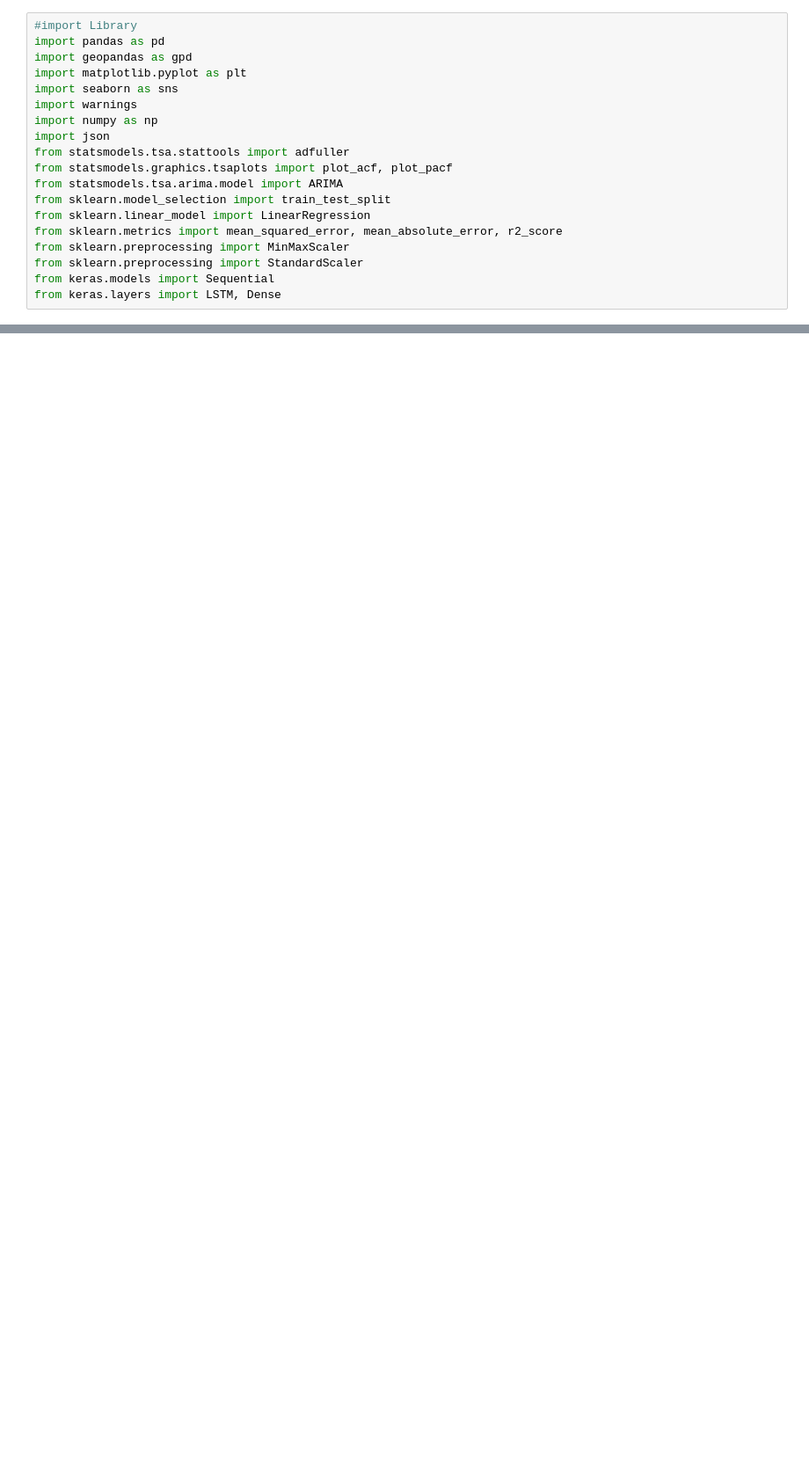
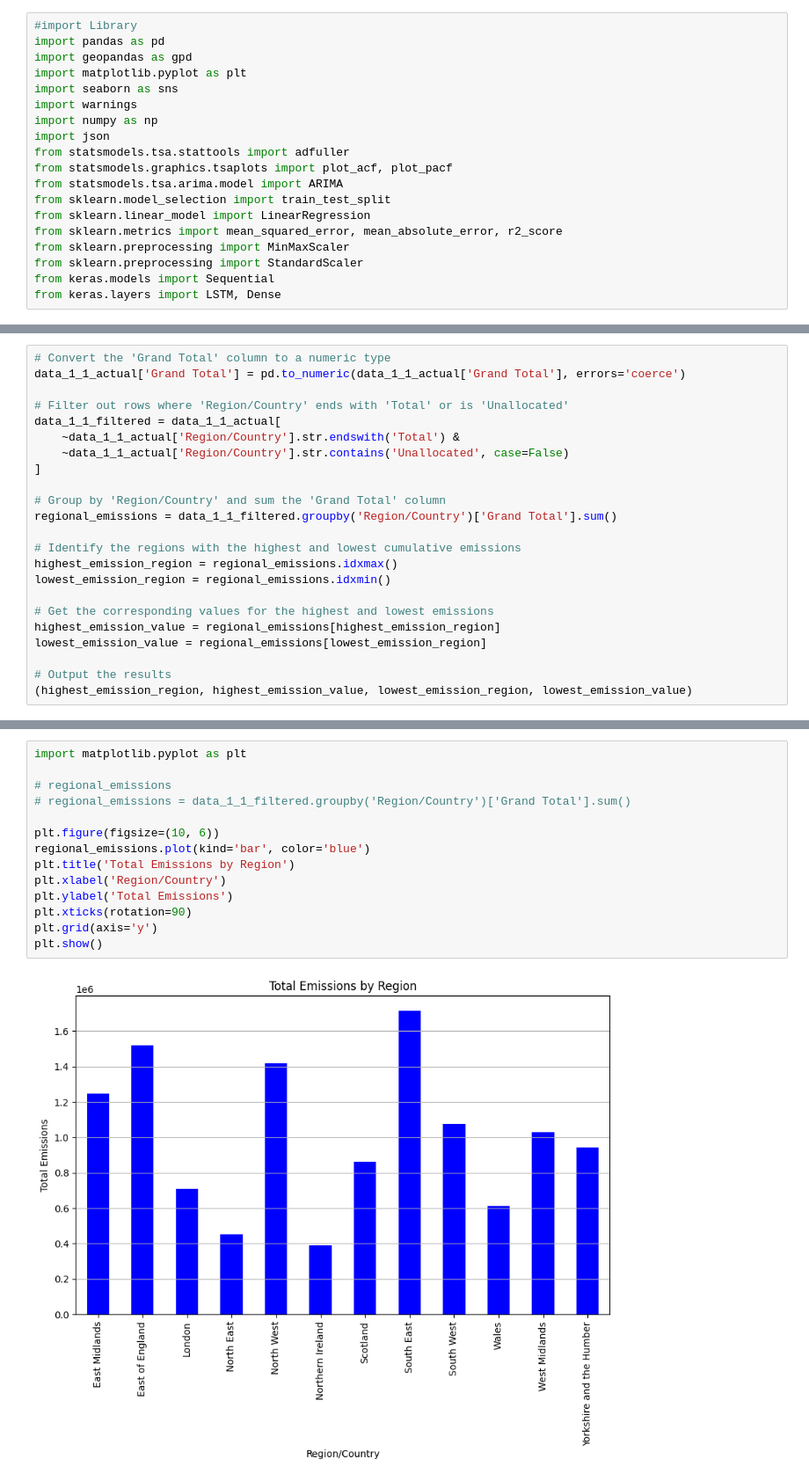
Before and after one commit to Olufemol/OlajideFemi.github.io, a Jupyter notebook: Dissertation_Code_1.ipynb, the cells around one changed output, grey strips where cells are left out. Shown: that part at 88% size. Cells and saved outputs as stored; diff of their text form; blank space fills up the shorter version.

```diff
--- a/Dissertation_Code_1.ipynb
+++ b/Dissertation_Code_1.ipynb
@@ -73,0 +277,23 @@ From exploration of the '1_1' sheet
+# %%
+# Convert the 'Grand Total' column to a numeric type
+data_1_1_actual['Grand Total'] = pd.to_numeric(data_1_1_actual['Grand Total'], errors='coerce')
+
+# Filter out rows where 'Region/Country' ends with 'Total' or is 'Unallocated'
+data_1_1_filtered = data_1_1_actual[
+    ~data_1_1_actual['Region/Country'].str.endswith('Total') &
+    ~data_1_1_actual['Region/Country'].str.contains('Unallocated', case=False)
+]
+
+# Group by 'Region/Country' and sum the 'Grand Total' column
+regional_emissions = data_1_1_filtered.groupby('Region/Country')['Grand Total'].sum()
+
+# Identify the regions with the highest and lowest cumulative emissions
+highest_emission_region = regional_emissions.idxmax()
+lowest_emission_region = regional_emissions.idxmin()
+
+# Get the corresponding values for the highest and lowest emissions
+highest_emission_value = regional_emissions[highest_emission_region]
+lowest_emission_value = regional_emissions[lowest_emission_region]
+
+# Output the results
+(highest_emission_region, highest_emission_value, lowest_emission_region, lowest_emission_value)
@@ -73,0 +302,16 @@ From exploration of the '1_1' sheet
+# %%
+import matplotlib.pyplot as plt
+
+# regional_emissions
+# regional_emissions = data_1_1_filtered.groupby('Region/Country')['Grand Total'].sum()
+
+plt.figure(figsize=(10, 6))
+regional_emissions.plot(kind='bar', color='blue')
+plt.title('Total Emissions by Region')
+plt.xlabel('Region/Country')
+plt.ylabel('Total Emissions')
+plt.xticks(rotation=90)
+plt.grid(axis='y')
+plt.show()
+# %% [output]
+[figure, added]
```
Also changed, not shown: parts of 20 cells of this notebook.
